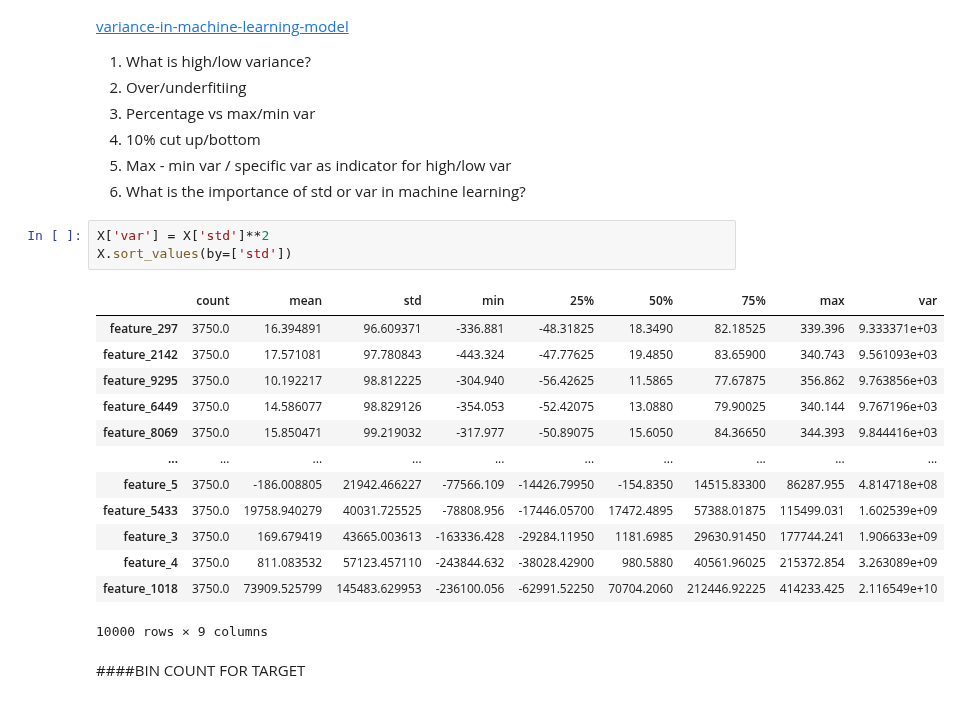
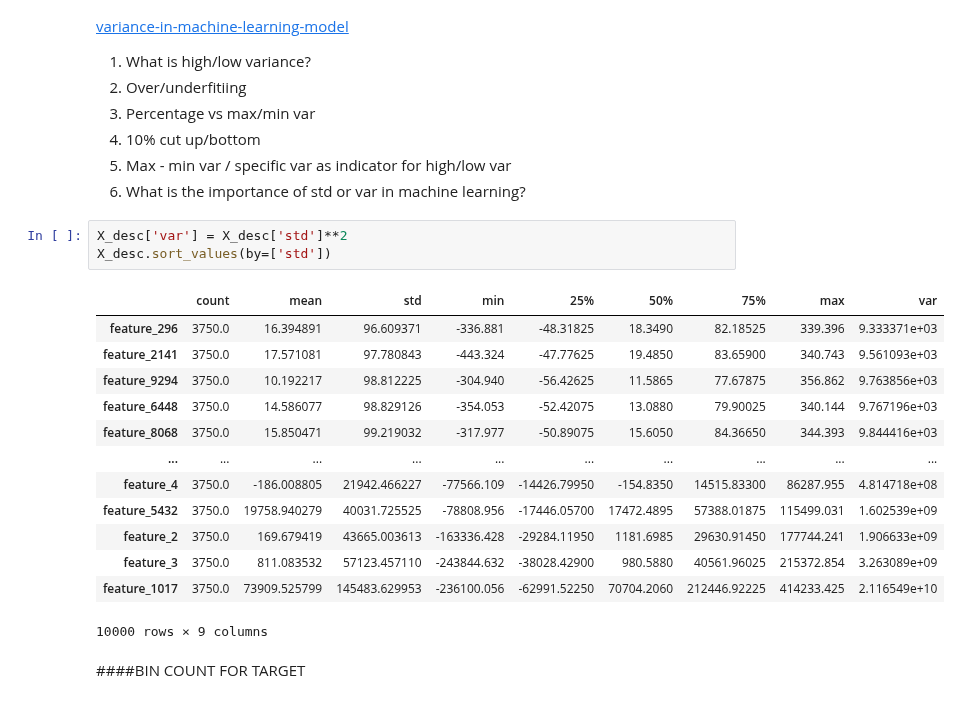
Before and after one commit to MLBartkowiakChojnacki/ML_PROJECT_2022, a Jupyter notebook: notebooks/ML_PROJECT_2022.ipynb, the cells around one changed output. Cells and saved outputs as stored; diff of their text form.

```diff
--- a/notebooks/ML_PROJECT_2022.ipynb
+++ b/notebooks/ML_PROJECT_2022.ipynb
@@ -133,21 +133,21 @@ https://datascience.stackexchange.com/questions/37345/what-is-the-meaning-of-ter
 1. Max - min var / specific var as indicator for high/low var
 1. What is the importance of std or var in machine learning?
 # %%
-X['var'] = X['std']**2
-X.sort_values(by=['std'])
+X_desc['var'] = X_desc['std']**2
+X_desc.sort_values(by=['std'])
 # %% [output]
 |  | count | mean | std | min | 25% | 50% | 75% | max | var |
-| feature_297 | 3750.0 | 16.394891 | 96.609371 | -336.881 | -48.31825 | 18.3490 | 82.18525 | 339.396 | 9.333371e+03 |
-| feature_2142 | 3750.0 | 17.571081 | 97.780843 | -443.324 | -47.77625 | 19.4850 | 83.65900 | 340.743 | 9.561093e+03 |
-| feature_9295 | 3750.0 | 10.192217 | 98.812225 | -304.940 | -56.42625 | 11.5865 | 77.67875 | 356.862 | 9.763856e+03 |
-| feature_6449 | 3750.0 | 14.586077 | 98.829126 | -354.053 | -52.42075 | 13.0880 | 79.90025 | 340.144 | 9.767196e+03 |
-| feature_8069 | 3750.0 | 15.850471 | 99.219032 | -317.977 | -50.89075 | 15.6050 | 84.36650 | 344.393 | 9.844416e+03 |
+| feature_296 | 3750.0 | 16.394891 | 96.609371 | -336.881 | -48.31825 | 18.3490 | 82.18525 | 339.396 | 9.333371e+03 |
+| feature_2141 | 3750.0 | 17.571081 | 97.780843 | -443.324 | -47.77625 | 19.4850 | 83.65900 | 340.743 | 9.561093e+03 |
+| feature_9294 | 3750.0 | 10.192217 | 98.812225 | -304.940 | -56.42625 | 11.5865 | 77.67875 | 356.862 | 9.763856e+03 |
+| feature_6448 | 3750.0 | 14.586077 | 98.829126 | -354.053 | -52.42075 | 13.0880 | 79.90025 | 340.144 | 9.767196e+03 |
+| feature_8068 | 3750.0 | 15.850471 | 99.219032 | -317.977 | -50.89075 | 15.6050 | 84.36650 | 344.393 | 9.844416e+03 |
 | ... | ... | ... | ... | ... | ... | ... | ... | ... | ... |
-| feature_5 | 3750.0 | -186.008805 | 21942.466227 | -77566.109 | -14426.79950 | -154.8350 | 14515.83300 | 86287.955 | 4.814718e+08 |
-| feature_5433 | 3750.0 | 19758.940279 | 40031.725525 | -78808.956 | -17446.05700 | 17472.4895 | 57388.01875 | 115499.031 | 1.602539e+09 |
-| feature_3 | 3750.0 | 169.679419 | 43665.003613 | -163336.428 | -29284.11950 | 1181.6985 | 29630.91450 | 177744.241 | 1.906633e+09 |
-| feature_4 | 3750.0 | 811.083532 | 57123.457110 | -243844.632 | -38028.42900 | 980.5880 | 40561.96025 | 215372.854 | 3.263089e+09 |
-| feature_1018 | 3750.0 | 73909.525799 | 145483.629953 | -236100.056 | -62991.52250 | 70704.2060 | 212446.92225 | 414233.425 | 2.116549e+10 |
+| feature_4 | 3750.0 | -186.008805 | 21942.466227 | -77566.109 | -14426.79950 | -154.8350 | 14515.83300 | 86287.955 | 4.814718e+08 |
+| feature_5432 | 3750.0 | 19758.940279 | 40031.725525 | -78808.956 | -17446.05700 | 17472.4895 | 57388.01875 | 115499.031 | 1.602539e+09 |
+| feature_2 | 3750.0 | 169.679419 | 43665.003613 | -163336.428 | -29284.11950 | 1181.6985 | 29630.91450 | 177744.241 | 1.906633e+09 |
+| feature_3 | 3750.0 | 811.083532 | 57123.457110 | -243844.632 | -38028.42900 | 980.5880 | 40561.96025 | 215372.854 | 3.263089e+09 |
+| feature_1017 | 3750.0 | 73909.525799 | 145483.629953 | -236100.056 | -62991.52250 | 70704.2060 | 212446.92225 | 414233.425 | 2.116549e+10 |
 10000 rows × 9 columns
 # %% [markdown]
 ####BIN COUNT FOR TARGET
```
Also changed, not shown: parts of 10 cells of this notebook.
